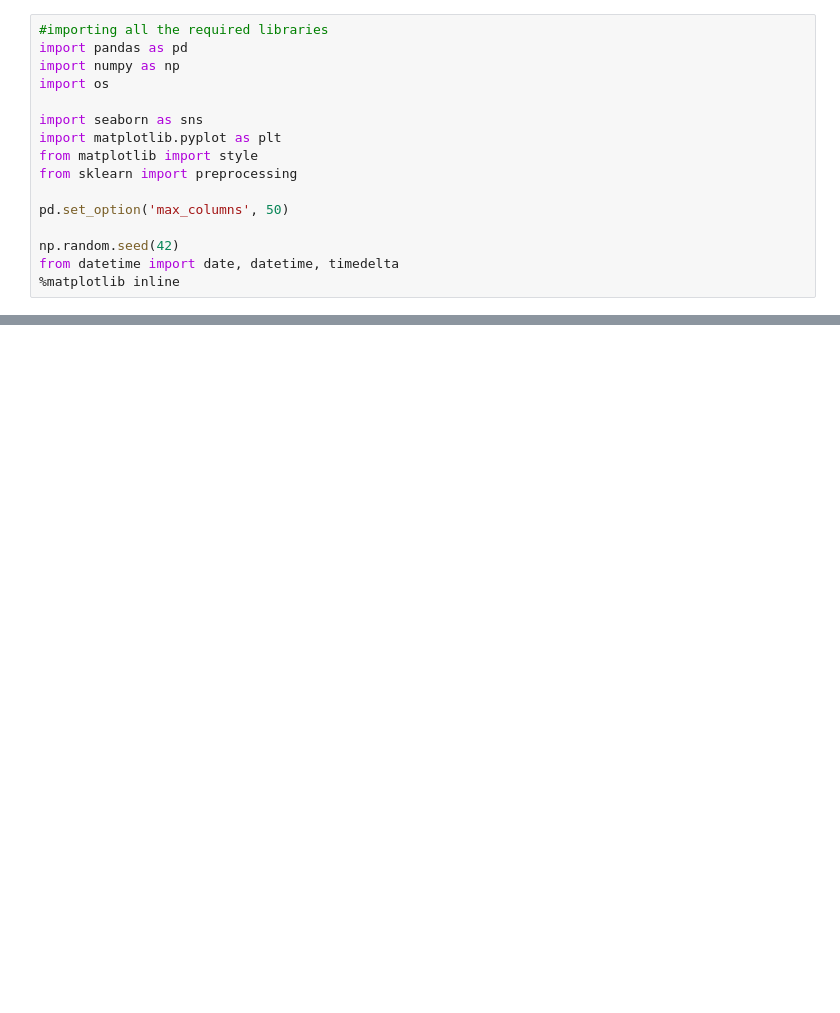
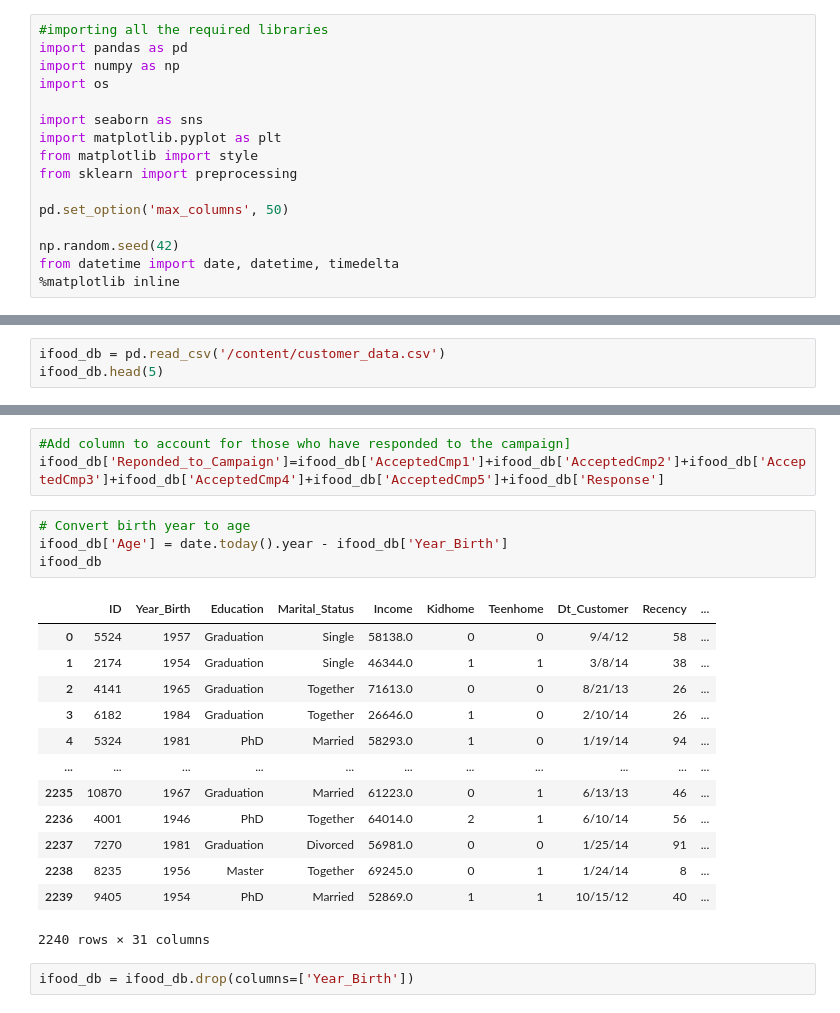
Before and after one commit to SauKno/Final_Project_Sales_Projection, a Jupyter notebook: Classification_Cmp_Cohort.ipynb, the cells around one changed output, grey strips where cells are left out. Cells and saved outputs as stored; diff of their text form; blank space fills up the shorter version.

```diff
--- a/Classification_Cmp_Cohort.ipynb
+++ b/Classification_Cmp_Cohort.ipynb
@@ -200,0 +19,3 @@ NameError: ignored
+# %%
+ifood_db = pd.read_csv('/content/customer_data.csv')
+ifood_db.head(5)
@@ -200,0 +49,23 @@ NameError: ignored
+# %%
+#Add column to account for those who have responded to the campaign]
+ifood_db['Reponded_to_Campaign']=ifood_db['AcceptedCmp1']+ifood_db['AcceptedCmp2']+ifood_db['AcceptedCmp3']+ifood_db['AcceptedCmp4']+ifood_db['AcceptedCmp5']+ifood_db['Response']
+# %%
+# Convert birth year to age
+ifood_db['Age'] = date.today().year - ifood_db['Year_Birth']
+ifood_db
+# %% [output]
+|  | ID | Year_Birth | Education | Marital_Status | Income | Kidhome | Teenhome | Dt_Customer | Recency | ... |
+| 0 | 5524 | 1957 | Graduation | Single | 58138.0 | 0 | 0 | 9/4/12 | 58 | ... |
+| 1 | 2174 | 1954 | Graduation | Single | 46344.0 | 1 | 1 | 3/8/14 | 38 | ... |
+| 2 | 4141 | 1965 | Graduation | Together | 71613.0 | 0 | 0 | 8/21/13 | 26 | ... |
+| 3 | 6182 | 1984 | Graduation | Together | 26646.0 | 1 | 0 | 2/10/14 | 26 | ... |
+| 4 | 5324 | 1981 | PhD | Married | 58293.0 | 1 | 0 | 1/19/14 | 94 | ... |
+| ... | ... | ... | ... | ... | ... | ... | ... | ... | ... | ... |
+| 2235 | 10870 | 1967 | Graduation | Married | 61223.0 | 0 | 1 | 6/13/13 | 46 | ... |
+| 2236 | 4001 | 1946 | PhD | Together | 64014.0 | 2 | 1 | 6/10/14 | 56 | ... |
+| 2237 | 7270 | 1981 | Graduation | Divorced | 56981.0 | 0 | 0 | 1/25/14 | 91 | ... |
+| 2238 | 8235 | 1956 | Master | Together | 69245.0 | 0 | 1 | 1/24/14 | 8 | ... |
+| 2239 | 9405 | 1954 | PhD | Married | 52869.0 | 1 | 1 | 10/15/12 | 40 | ... |
+2240 rows × 31 columns
+# %%
+ifood_db = ifood_db.drop(columns=['Year_Birth'])
```
Also changed, not shown: parts of 39 cells of this notebook.
